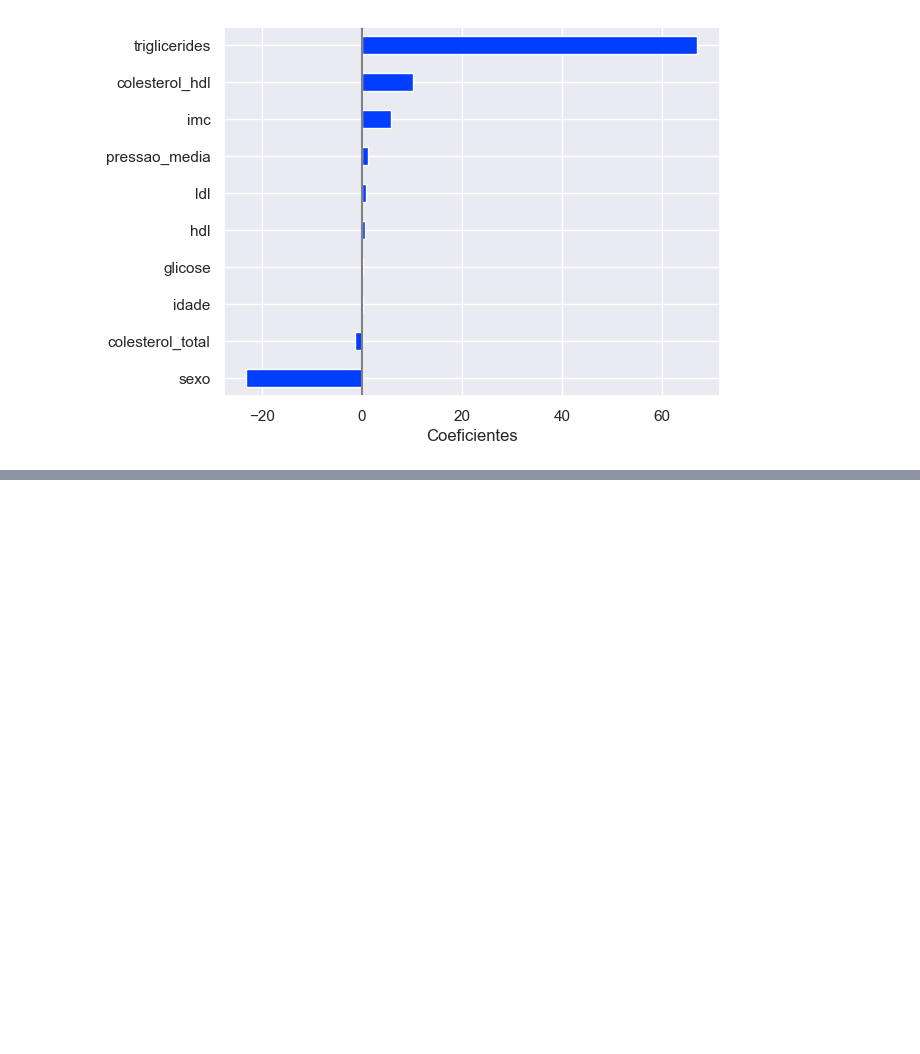
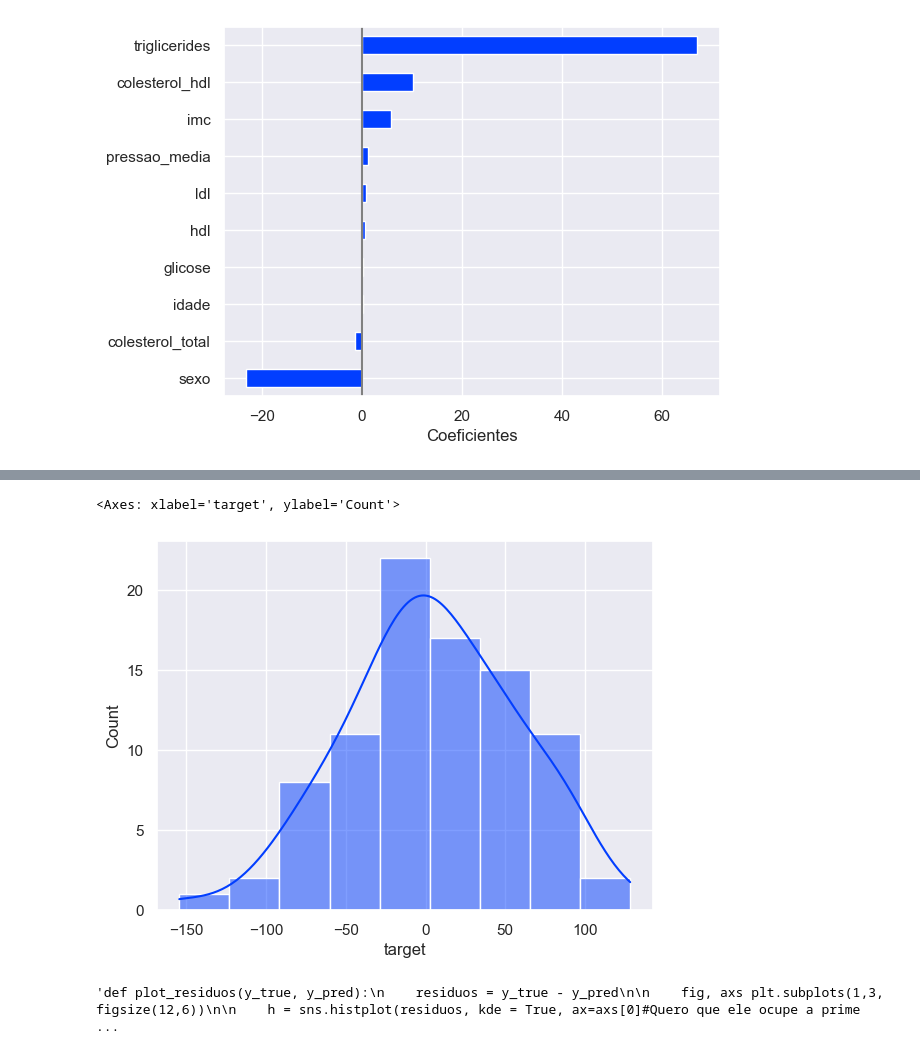
Before and after one commit to juan-Cesnik/Atividade_Regressao, a Jupyter notebook: notebooks/02-fb-eda.ipynb, the cells around one changed output, grey strips where cells are left out. Drawn from its saved outputs; the diff is of its cells as text; code cells hidden in the pictures; blank space fills up the shorter version.

```diff
--- a/notebooks/02-fb-eda.ipynb
+++ b/notebooks/02-fb-eda.ipynb
@@ -194,0 +362,7 @@ plt.show()
+# %%
+residuos = y_test - y_pred
+
+sns.histplot(residuos, kde = True)
+# %% [output]
+<Axes: xlabel='target', ylabel='Count'>
+[figure, added]
@@ -194,0 +373,27 @@ plt.show()
+# %%
+'''def plot_residuos(y_true, y_pred):
+    residuos = y_true - y_pred
+
+    fig, axs plt.subplots(1,3, figsize(12,6))
+
+    h = sns.histplot(residuos, kde = True, ax=axs[0]#Quero que ele ocupe a primeira posição do grafico que é posição 0)
+
+   error_display_01 = PredictionErrorDisplay.from_predictions(
+        y_true=y_true,
+        y_pred=y_pred,
+        ax = axs[1]#Na documentação do sk fala que eu posso associar a um sistema de eixos, posibilitando a movimentação da posição do grafico
+
+    )
+
+    error_display_01 = PredictionErrorDisplay.from_predictions(
+    y_true=y_test,
+    y_pred=y_pred,
+    kind="actual_vs_predicted",
+    ax = axs[2],
+    )
+
+    plt.tight_layout()
+
+    plt.show()'''
+# %% [output]
+'def plot_residuos(y_true, y_pred):\n    residuos = y_true - y_pred\n\n    fig, axs plt.subplots(1,3, figsize(12,6))\n\n    h = sns.histplot(residuos, kde = True, ax=axs[0]#Quero que ele ocupe a prime ...
```
Also changed, not shown: parts of 22 cells of this notebook, 2 other files.
